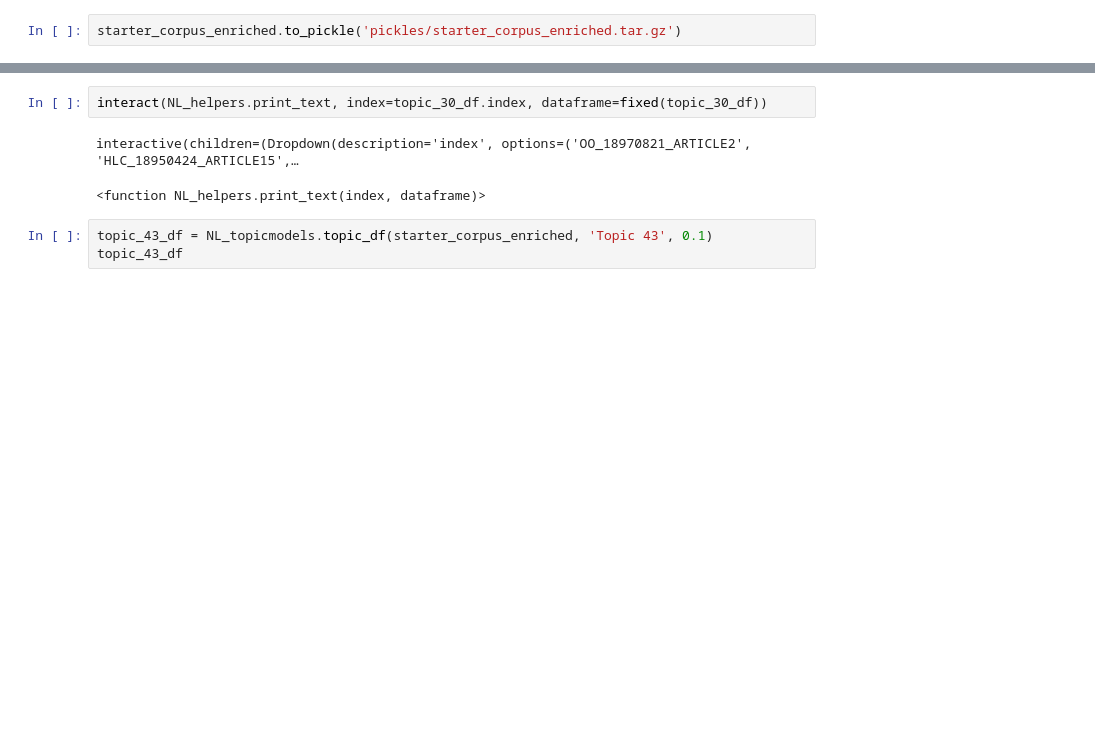
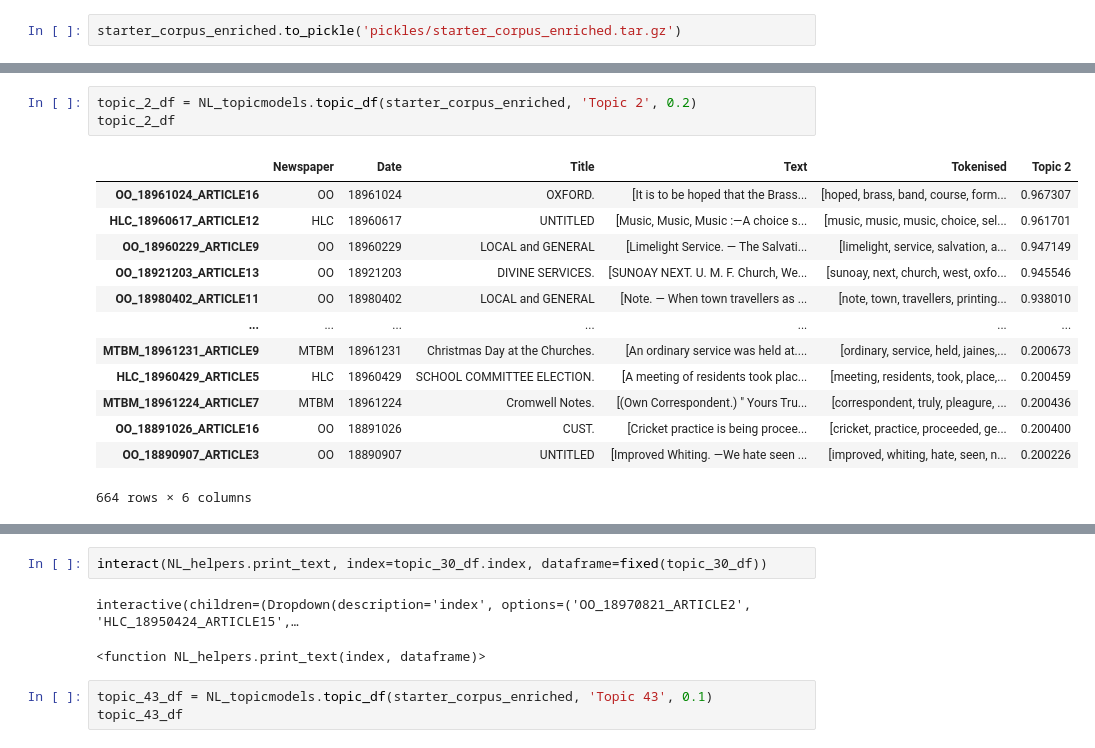
Before and after one commit to JoshuaDavidBlack/NPOD_Philosophy, a Jupyter notebook: starter_topicmodels.ipynb, the cells around one changed output, grey strips where cells are left out. Drawn from its saved outputs; the diff is of its cells as text; blank space fills up the shorter version.

```diff
--- a/starter_topicmodels.ipynb
+++ b/starter_topicmodels.ipynb
@@ -416,0 +442,17 @@ The histograms above give some indication of what kind of cut-off we might be in
+# %%
+topic_2_df = NL_topicmodels.topic_df(starter_corpus_enriched, 'Topic 2', 0.2)
+topic_2_df
+# %% [output]
+|  | Newspaper | Date | Title | Text | Tokenised | Topic 2 |
+| OO_18961024_ARTICLE16 | OO | 18961024 | OXFORD. | [It is to be hoped that the Brass... | [hoped, brass, band, course, form... | 0.967307 |
+| HLC_18960617_ARTICLE12 | HLC | 18960617 | UNTITLED | [Music, Music, Music :—A choice s... | [music, music, music, choice, sel... | 0.961701 |
+| OO_18960229_ARTICLE9 | OO | 18960229 | LOCAL and GENERAL | [Limelight Service. — The Salvati... | [limelight, service, salvation, a... | 0.947149 |
+| OO_18921203_ARTICLE13 | OO | 18921203 | DIVINE SERVICES. | [SUNOAY NEXT. U. M. F. Church, We... | [sunoay, next, church, west, oxfo... | 0.945546 |
+| OO_18980402_ARTICLE11 | OO | 18980402 | LOCAL and GENERAL | [Note. — When town travellers as ... | [note, town, travellers, printing... | 0.938010 |
+| ... | ... | ... | ... | ... | ... | ... |
+| MTBM_18961231_ARTICLE9 | MTBM | 18961231 | Christmas Day at the Churches. | [An ordinary service was held at.... | [ordinary, service, held, jaines,... | 0.200673 |
+| HLC_18960429_ARTICLE5 | HLC | 18960429 | SCHOOL COMMITTEE ELECTION. | [A meeting of residents took plac... | [meeting, residents, took, place,... | 0.200459 |
+| MTBM_18961224_ARTICLE7 | MTBM | 18961224 | Cromwell Notes. | [(Own Correspondent.) " Yours Tru... | [correspondent, truly, pleagure, ... | 0.200436 |
+| OO_18891026_ARTICLE16 | OO | 18891026 | CUST. | [Cricket practice is being procee... | [cricket, practice, proceeded, ge... | 0.200400 |
+| OO_18890907_ARTICLE3 | OO | 18890907 | UNTITLED | [Improved Whiting. —We hate seen ... | [improved, whiting, hate, seen, n... | 0.200226 |
+664 rows × 6 columns
```
Also changed, not shown: parts of 55 cells of this notebook, 3 other files.
